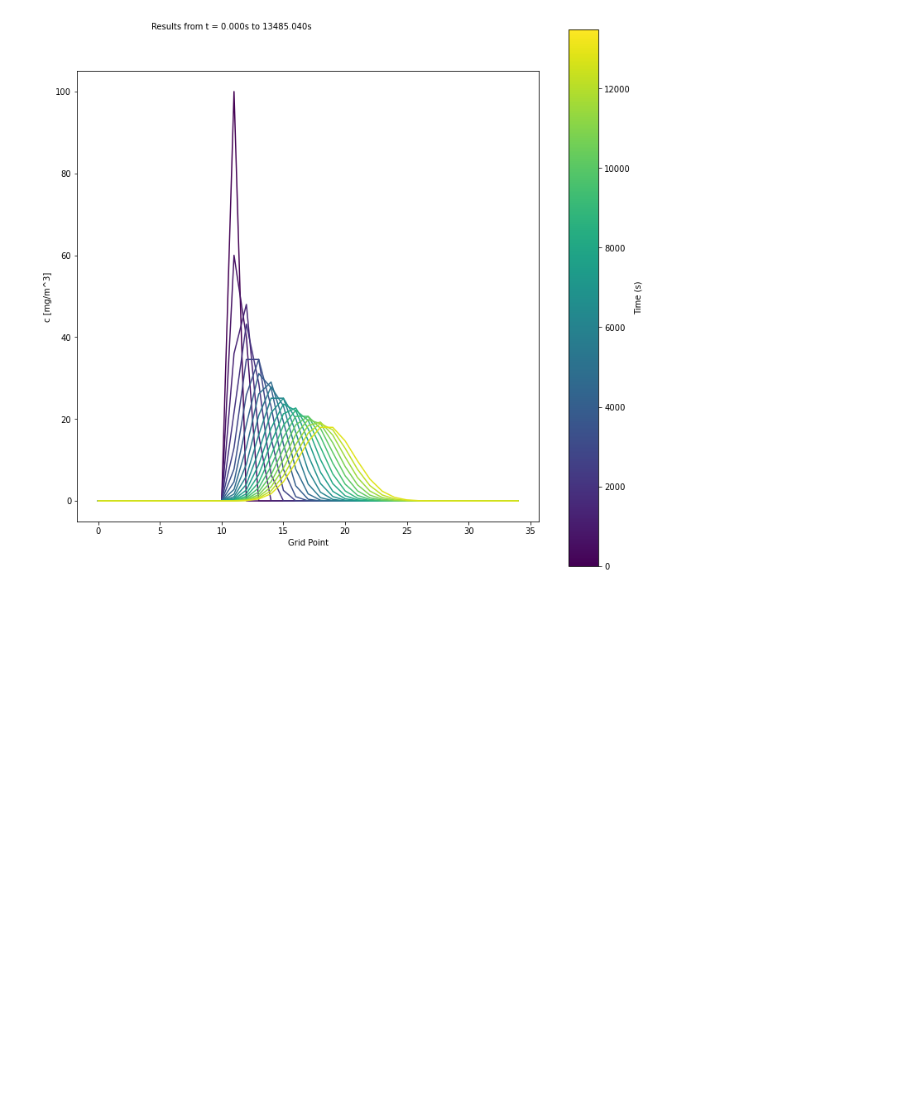
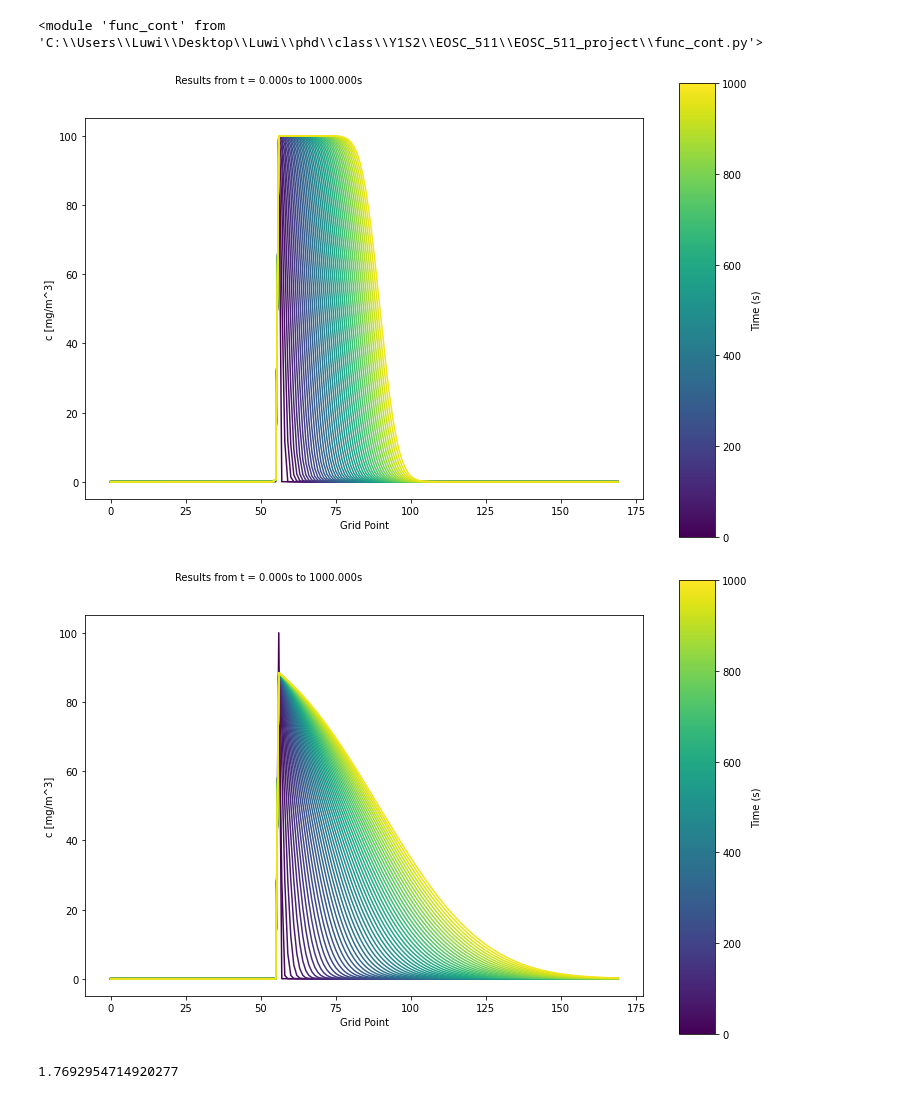
Before and after one commit to rrmckinney/EOSC_511_project, a Jupyter notebook: main.ipynb, the cells around one changed output. Saved outputs shown, nothing was run; the diff lists cells and outputs as text; code cells hidden in the pictures; blank space fills up the shorter version.

```diff
--- a/main.ipynb
+++ b/main.ipynb
@@ -4,12 +4,19 @@ from IPython.display import Image
 import IPython.display as display
 # import plotting package and numerical python package for use in examples later
 import matplotlib.pyplot as plt
+
 # make the plots happen inline
 %matplotlib inline
+import importlib
 # import the numpy array handling library
 import numpy as np
-import funcs as fun1
+import func_cont as fun1
+
+importlib.reload(fun1)
+# %% [output]
+<module 'func_cont' from 'C:\\Users\\Luwi\\Desktop\\Luwi\\phd\\class\\Y1S2\\EOSC_511\\EOSC_511_project\\func_cont.py'>
 # %%
-fun1.numeric([20,35])
+fun1.numeric([100,170])
 # %% [output]
-[figure, old version]
+[figure, new version]
+[figure, added]
@@ -15,0 +36,4 @@ fun1.numeric([20,35])
+# %%
+math.erfc(-0.8475)
+# %% [output]
+1.7692954714920277
```
Also changed, not shown: parts of 2 cells of this notebook, 1 other file.
